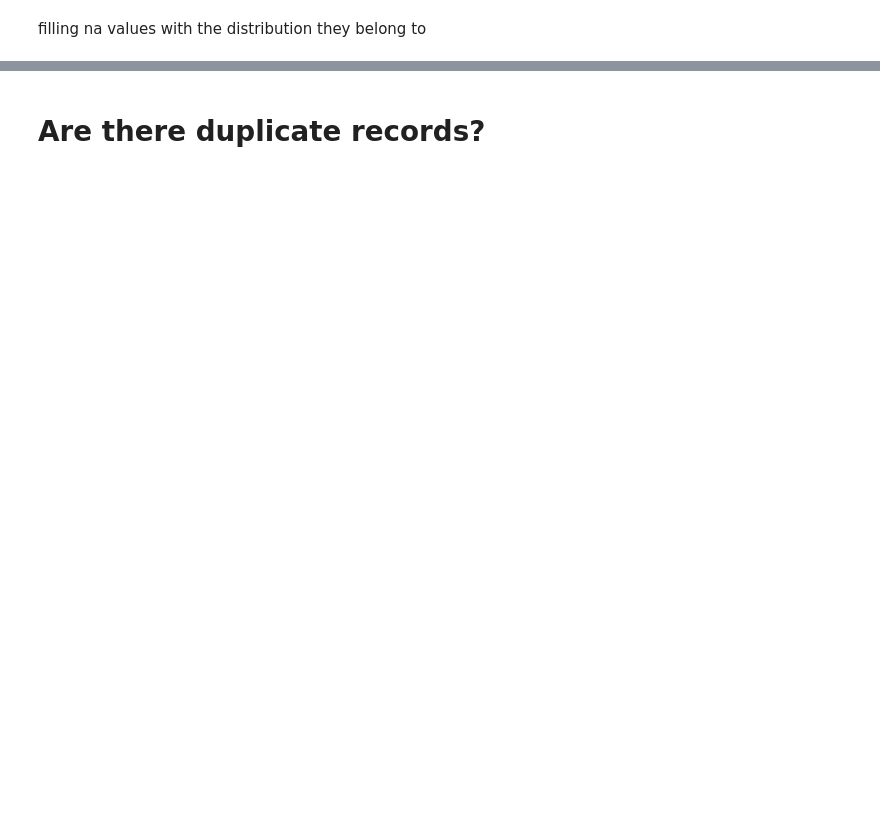
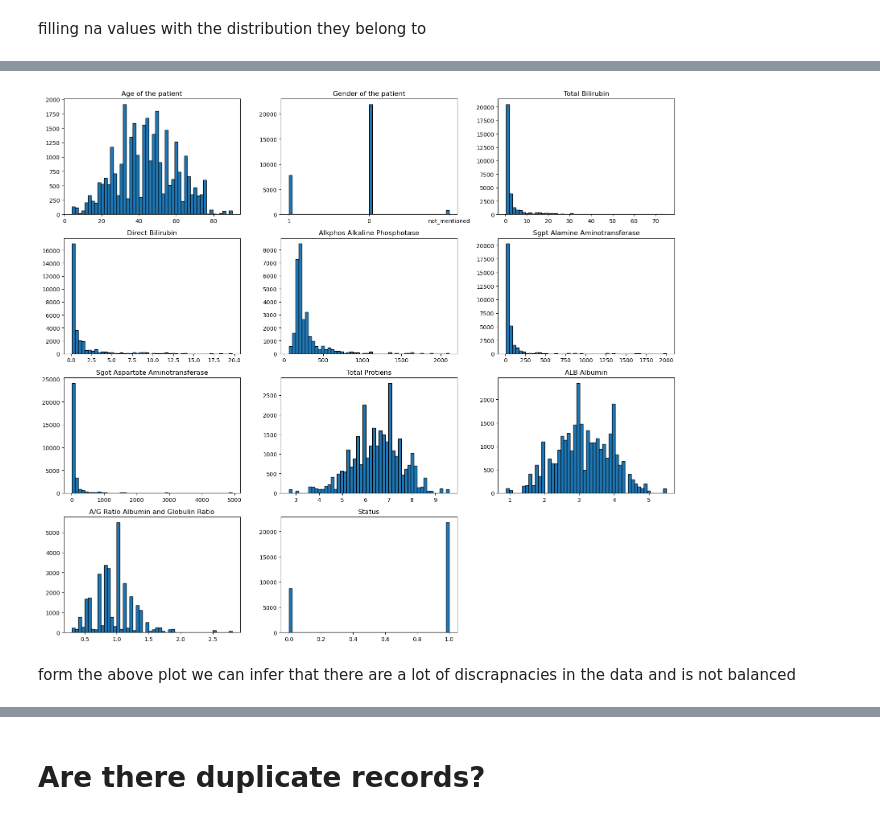
Before and after one commit to swharesh/Capstone-AIacademy, a Jupyter notebook: final_1.ipynb, the cells around one changed output, grey strips where cells are left out. Saved outputs shown, nothing was run; the diff lists cells and outputs as text; code cells hidden in the pictures; blank space fills up the shorter version.

```diff
--- a/final_1.ipynb
+++ b/final_1.ipynb
@@ -121,6 +75,0 @@ numb_col=['Age of the patient', 'Gender of the patient', 'Total Bilirubin',
-# %%
-plt.figure(figsize=(16,14))
-for i,col in enumerate(merge_data[numb_col].columns):
-    plt.subplot(4,3,i+1)
-    sns.distplot(a=merge_data[col],bins=50,hist=True)
-    plt.tight_layout()
@@ -249,0 +233,20 @@ merge_clean_data
+# %%
+numb_col = ['Age of the patient', 'Gender of the patient', 'Total Bilirubin',
+            'Direct Bilirubin', 'Alkphos Alkaline Phosphotase',
+            'Sgpt Alamine Aminotransferase', 'Sgot Aspartate Aminotransferase',
+            'Total Protiens', 'ALB Albumin', 'A/G Ratio Albumin and Globulin Ratio', 'Status']
+
+plt.figure(figsize=(16, 14))
+
+for i, col in enumerate(numb_col):
+    plt.subplot(4, 3, i + 1)
+    data = merge_data.select(col).toPandas()
+    plt.hist(data[col], bins=50, histtype='bar', edgecolor='k')
+    plt.title(col)
+    plt.tight_layout()
+
+plt.show()
+# %% [output]
+[figure, added]
+# %% [markdown]
+form the above plot we can infer that there are a lot of discrapnacies in the data and is not balanced
```
Also changed, not shown: parts of 38 cells of this notebook.
